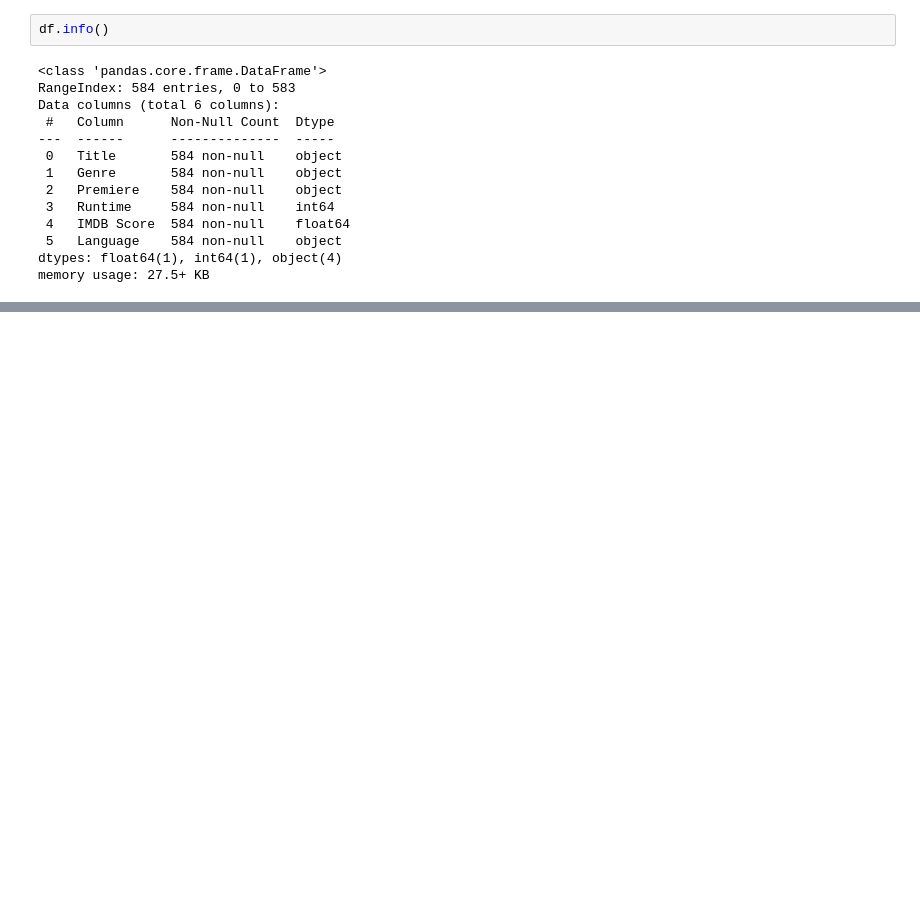
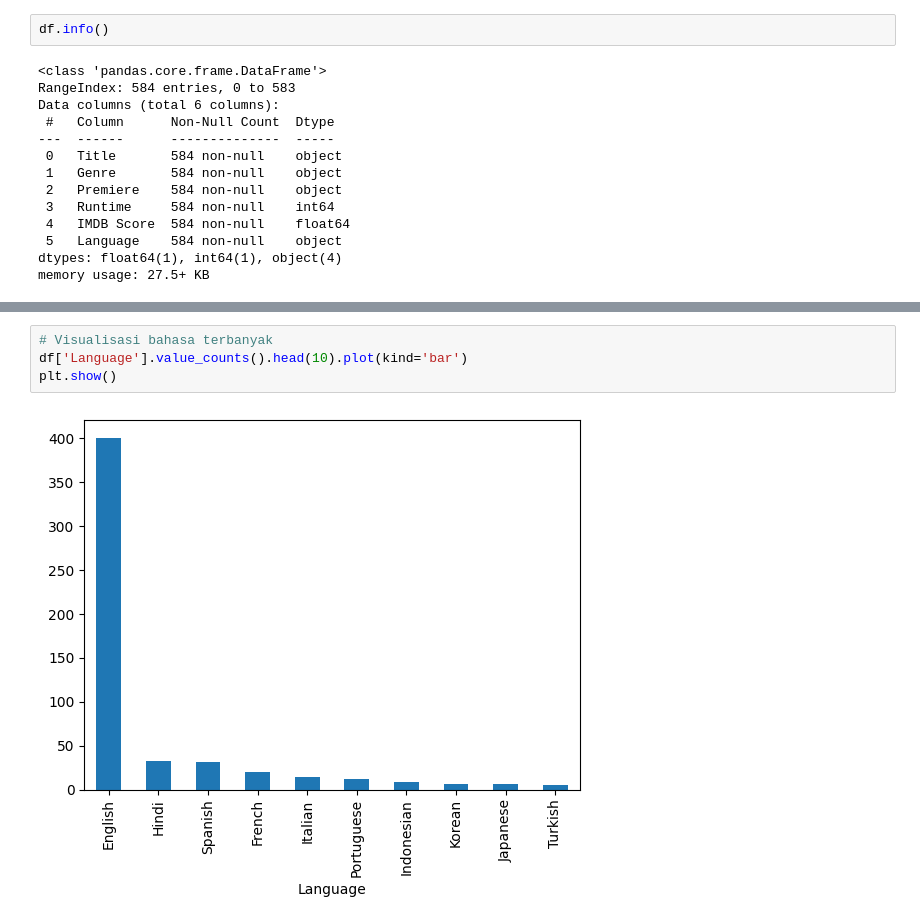
Before and after one commit to PetaFlops-web/movie-recommendation-system, a Jupyter notebook: recomendaction.ipynb, the cells around one changed output, grey strips where cells are left out. Drawn from its saved outputs; the diff is of its cells as text; blank space fills up the shorter version.

```diff
--- a/recomendaction.ipynb
+++ b/recomendaction.ipynb
@@ -52,0 +118,6 @@ memory usage: 27.5+ KB
+# %%
+# Visualisasi bahasa terbanyak
+df['Language'].value_counts().head(10).plot(kind='bar')
+plt.show()
+# %% [output]
+[figure, added]
```
Also changed, not shown: parts of 12 cells of this notebook.
